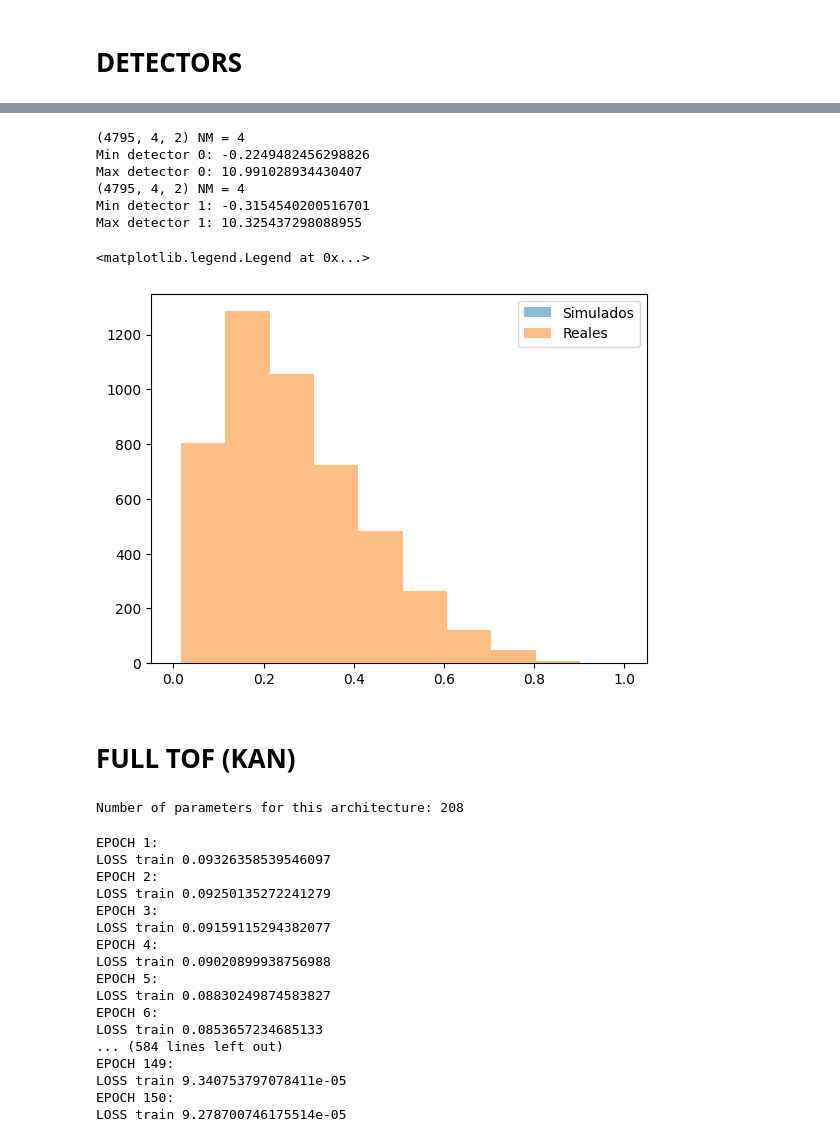
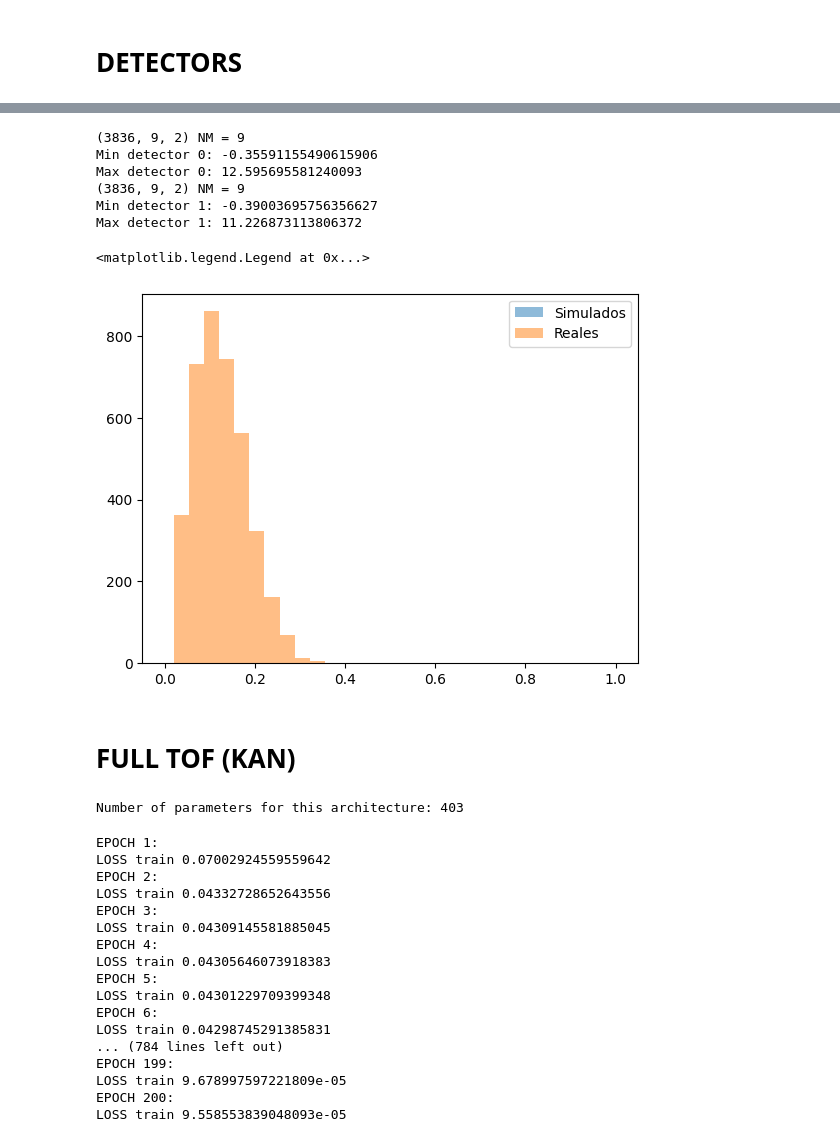
Before and after one commit to wjosefw/Signal-processing-with-Neural-networks, a Jupyter notebook: KAN.ipynb, the cells around one changed output, grey strips where cells are left out. Cells and saved outputs as stored; diff of their text form; code cells hidden in the pictures.

```diff
--- a/KAN.ipynb
+++ b/KAN.ipynb
@@ -27,7 +27,7 @@ V82= np.load('/home/josea/Co60_8cm_2cm.npy')
 #pulsos_practica_master = data['data']
 
 
-data = np.load('/home/josea/pulsos_Co60_filt_norm_5k.npz')
+data = np.load('/home/josea/pulsos_Co60_filt_norm_5k_polyfit.npz')
 pulsos_practica_master = data['data']
 # %% [markdown]
 # **INTERPOLATION**
@@ -72,9 +72,8 @@ mean_pulse_dec0 = get_mean_pulse_from_set(new_pulsos_practica, channel = 0)
 mean_pulse_dec1 = get_mean_pulse_from_set(new_pulsos_practica, channel = 1)
 
 #-------------------------------------- Plot cropped mean pulses -----------------------------
-start = 55*EXTRASAMPLING
+start = 50*EXTRASAMPLING
 stop = 75*EXTRASAMPLING
-
 
 plt.plot(mean_pulse_dec0[start:stop], 'b-', label = 'Mean pulse detector 0')
 plt.plot(mean_pulse_dec1[start:stop], 'r-', label = 'Mean pulse detector 1')
@@ -87,10 +86,11 @@ plt.legend()
 # %%
 #------------------------------------ Important definitions ------------------------------------
 ajuste_grueso = 1 # 0 = YES, 1 = NO
-delay_steps = 30  # Max number of steps to delay pulses
-moments_order = 2  # Max order of moments used
+delay_steps = 20  # Max number of steps to delay pulses
+moments_order = 3  # Max order of moments used
 Num_casos = 0 # Number of simulated pulse
 set_seed(42) #Fix seeds
+nbins = 51 #Num bins for all histograms
 
 
 
@@ -100,8 +100,8 @@ t0 = 65 + np.random.randint(10, size = Num_casos)
 
 
 # Define size of train set from datos practica
-Ntrain_practica = int(1.0*new_pulsos_practica.shape[0])
-Ntest_practica = int(0.0*new_pulsos_practica.shape[0])
+Ntrain_practica = int(0.8*new_pulsos_practica.shape[0])
+Ntest_practica = int(0.2*new_pulsos_practica.shape[0])
 print('Número de casos de entrenamiento de la práctica: ', Ntrain_practica)
 print('Número de casos de Test de la práctica: ', Ntest_practica)
 # %% [output]
@@ -225,7 +230,7 @@ min_dec1 = np.min(M_Train_dec1)
 max_dec1 = np.max(M_Train_dec1)
 
 M_Train_dec0 = (M_Train_dec0 - min_dec0)/(max_dec0 - min_dec0)
-M_Train_dec1 = (M_Train_dec1 - min_dec1)/(max_dec1 - min_dec1)  #######
+M_Train_dec1 = (M_Train_dec1 - min_dec1)/(max_dec1 - min_dec1)
 
 
 #-------------------------------------------------------------- Print information ---------------------------------------------------
@@ -239,20 +244,19 @@ print(M_Train_dec1.shape, "NM =", NM)
 print("Min detector 1:", min_dec1)
 print("Max detector 1:", max_dec1)
 # %% [output]
-(4795, 4, 2) NM = 4
-Min detector 0: -0.2249482456298826
-Max detector 0: 10.991028934430407
-(4795, 4, 2) NM = 4
-Min detector 1: -0.3154540200516701
-Max detector 1: 10.325437298088955
+(3836, 9, 2) NM = 9
+Min detector 0: -0.35591155490615906
+Max detector 0: 12.595695581240093
+(3836, 9, 2) NM = 9
+Min detector 1: -0.39003695756356627
+Max detector 1: 11.226873113806372
 # %%
-plt.hist(M_Train_dec0[:Num_casos,0,0], alpha = 0.5, label = 'Simulados');
-plt.hist(M_Train_dec0[Num_casos:,0,0], alpha = 0.5, label = 'Reales');
-#plt.hist(MOMENTS_TEST[:,0,0], alpha = 0.5);
+plt.hist(M_Train_dec0[:Num_casos,2,0], alpha = 0.5, label = 'Simulados');
+plt.hist(M_Train_dec0[Num_casos:,2,0], alpha = 0.5, label = 'Reales');
 plt.legend()
 # %% [output]
 <matplotlib.legend.Legend at 0x...>
-[figure, old version]
+[figure, new version]
 # %% [markdown]
 # **FULL TOF (KAN)**
 # %%
@@ -288,9 +292,9 @@ k_order = 3
 model_dec0 = KAN(architecture)
 model_dec1 = KAN(architecture)
 n_params = n_params_KAN(architecture, grid_size, k_order)
-print('Number of parameters for this architecture:', n_params)
+print('Number of parameters for this architecture:', n_params) #Se calcula el número de parametros igual en efficient kan?
 # %% [output]
-Number of parameters for this architecture: 208
+Number of parameters for this architecture: 403
 # %%
 # Create Dataset
 train_dataset_dec0 = torch.utils.data.TensorDataset(torch.from_numpy(M_Train_dec0).float(), torch.from_numpy(np.expand_dims(REF_train_dec0, axis = -1)).float())
@@ -305,25 +309,25 @@ optimizer_dec1 = torch.optim.AdamW(model_dec1.parameters(), lr = 1e-4) #5e-5
 # %%
 # Execute train loop
-loss_dec0, test_dec0 = train_loop_KAN(model_dec0, optimizer_dec0, train_loader_dec0, torch.tensor(MOMENTS_TEST[:,:,0]).float(), EPOCHS = 150, save = False)
-loss_dec1, test_dec1 = train_loop_KAN(model_dec1, optimizer_dec1, train_loader_dec1, torch.tensor(MOMENTS_TEST[:,:,1]).float(), EPOCHS = 150, save = False)
+loss_dec0, test_dec0 = train_loop_KAN(model_dec0, optimizer_dec0, train_loader_dec0, torch.tensor(MOMENTS_TEST[:,:,0]).float(), EPOCHS = 200, save = False)
+loss_dec1, test_dec1 = train_loop_KAN(model_dec1, optimizer_dec1, train_loader_dec1, torch.tensor(MOMENTS_TEST[:,:,1]).float(), EPOCHS = 200, save = False)
 # %% [output]
 EPOCH 1:
-LOSS train 0.09326358539546097
+LOSS train 0.07002924559559642
 EPOCH 2:
-LOSS train 0.09250135272241279
+LOSS train 0.04332728652643556
 EPOCH 3:
-LOSS train 0.09159115294382077
+LOSS train 0.04309145581885045
 EPOCH 4:
-LOSS train 0.09020899938756988
+LOSS train 0.04305646073918383
 EPOCH 5:
-LOSS train 0.08830249874583827
+LOSS train 0.04301229709399348
 EPOCH 6:
-LOSS train 0.0853657234685133
-... (584 lines left out)
-EPOCH 149:
-LOSS train 9.340753797078411e-05
-EPOCH 150:
-LOSS train 9.278700746175514e-05
+LOSS train 0.04298745291385831
+... (784 lines left out)
+EPOCH 199:
+LOSS train 9.678997597221809e-05
+EPOCH 200:
+LOSS train 9.558553839048093e-05
 # %%
 if ajuste_grueso == 0:
     TOFN = (test_dec0 - new_time_step*delays_test_dec0) - (test_dec1 - new_time_step*delays_test_dec1)
```
Also changed, not shown: parts of 13 cells of this notebook.
